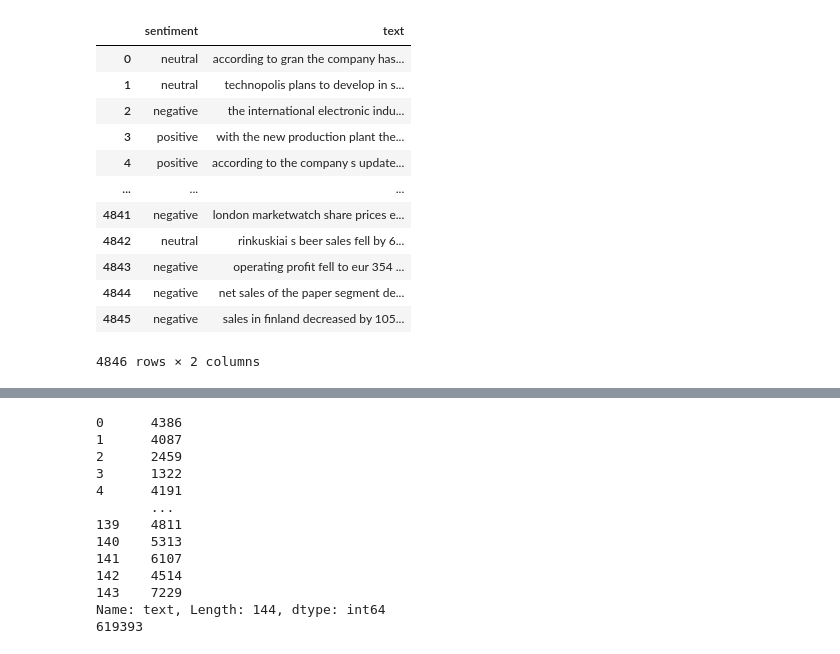
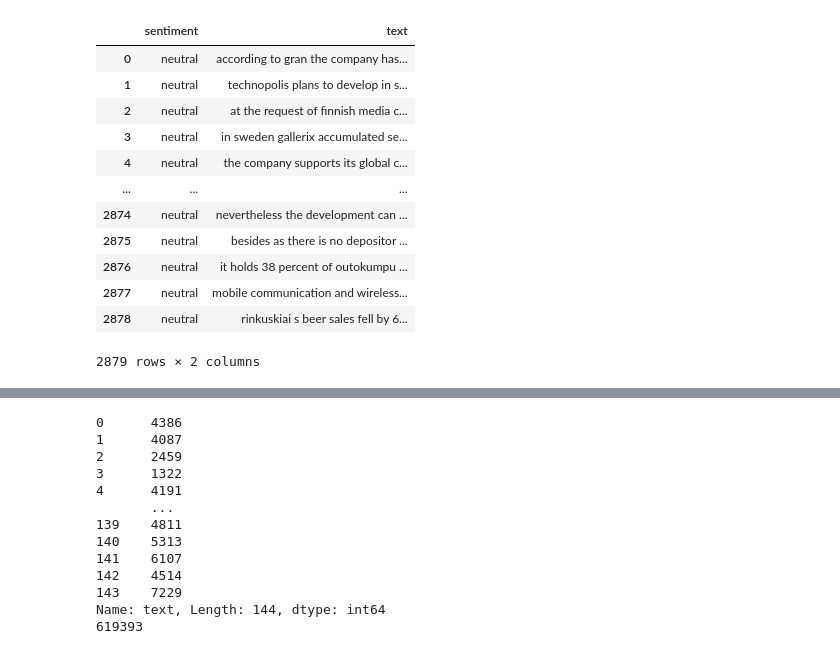
Before and after one commit to alina-krivolapova/my_ds_project, a Jupyter notebook: Jupyter_research.ipynb, the cells around one changed output, grey strips where cells are left out. Saved outputs shown, nothing was run; the diff lists cells and outputs as text; code cells hidden in the pictures.

```diff
--- a/Jupyter_research.ipynb
+++ b/Jupyter_research.ipynb
@@ -19,22 +20,39 @@ header_list = ["sentiment", "text"]
 initial_data = pd.read_csv('./finantial_news_data.csv', names = header_list)
 initial_data = initial_data.dropna(how="any")
 initial_data['text'] = initial_data['text'].apply(clean_data)
+
+# divide initial data to separate DataFrames
+positive_news = []
+negative_news = []
+neutral_news = []
+
+for index, element in initial_data.iterrows():
+    if element['sentiment'] == 'positive':
+        positive_news.append(element.values)
+    elif element['sentiment'] == 'negative':
+        negative_news.append(element.values)
+    elif element['sentiment'] == 'neutral':
+        neutral_news.append(element.values)
+
+positive = pd.DataFrame(positive_news, columns=header_list)
+negative = pd.DataFrame(negative_news, columns=header_list)
+neutral = pd.DataFrame(neutral_news, columns=header_list)
 # %%
-initial_data
+neutral
 # %% [output]
 |  | sentiment | text |
 | 0 | neutral | according to gran the company has... |
 | 1 | neutral | technopolis plans to develop in s... |
-| 2 | negative | the international electronic indu... |
-| 3 | positive | with the new production plant the... |
-| 4 | positive | according to the company s update... |
+| 2 | neutral | at the request of finnish media c... |
+| 3 | neutral | in sweden gallerix accumulated se... |
+| 4 | neutral | the company supports its global c... |
 | ... | ... | ... |
-| 4841 | negative | london marketwatch share prices e... |
-| 4842 | neutral | rinkuskiai s beer sales fell by 6... |
-| 4843 | negative | operating profit fell to eur 354 ... |
-| 4844 | negative | net sales of the paper segment de... |
-| 4845 | negative | sales in finland decreased by 105... |
+| 2874 | neutral | nevertheless the development can ... |
+| 2875 | neutral | besides as there is no depositor ... |
+| 2876 | neutral | it holds 38 percent of outokumpu ... |
+| 2877 | neutral | mobile communication and wireless... |
+| 2878 | neutral | rinkuskiai s beer sales fell by 6... |
-4846 rows × 2 columns
+2879 rows × 2 columns
 # %%
 # save cleaned data
 with open("./cleaned_initial_data.csv","w") as file:
```
Also changed, not shown: parts of 13 cells of this notebook.
